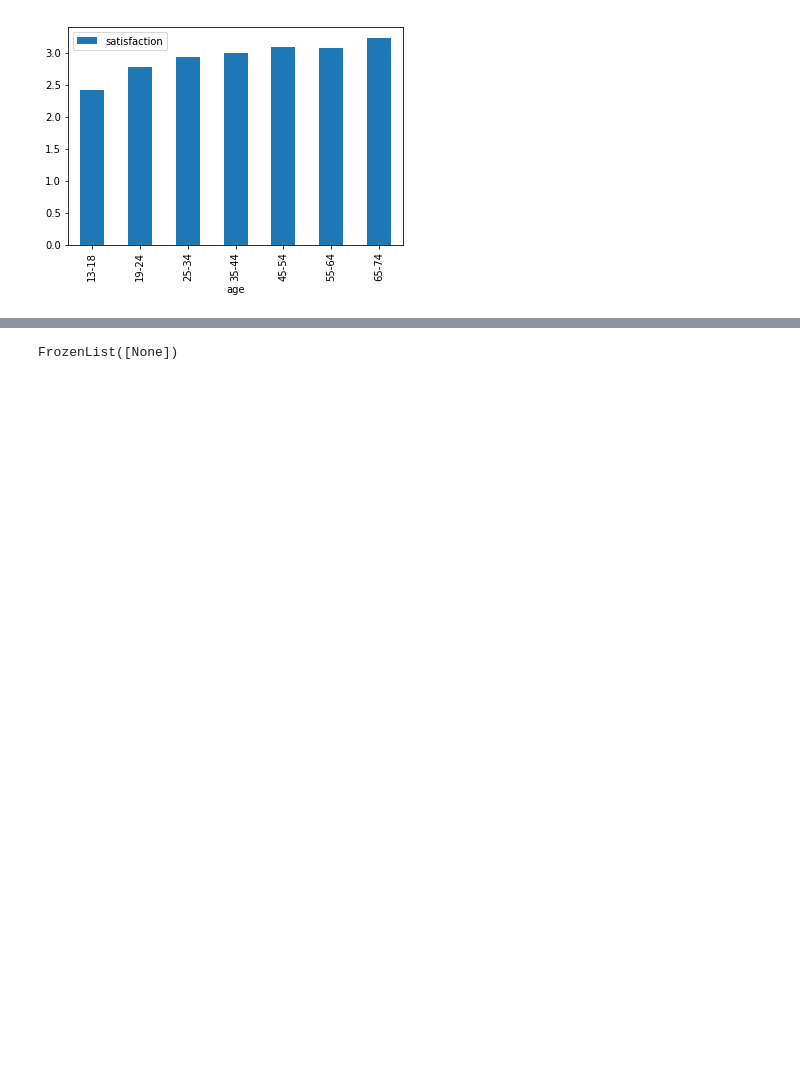
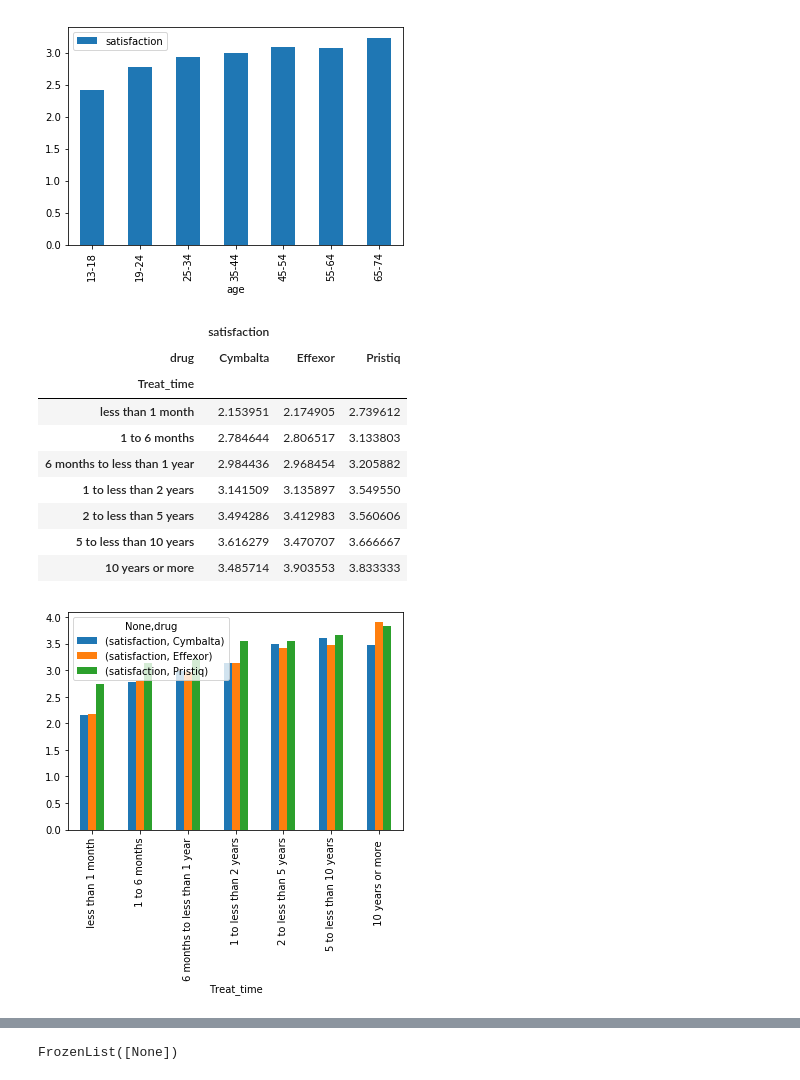
Before and after one commit to chinm0818/WebMDScrape, a Jupyter notebook: datas/Drug review analysis.ipynb, the cells around one changed output, grey strips where cells are left out. Cells and saved outputs as stored; diff of their text form; code cells hidden in the pictures; blank space fills up the shorter version.

```diff
--- a/datas/Drug review analysis.ipynb
+++ b/datas/Drug review analysis.ipynb
@@ -34,6 +34,8 @@ Index(['Date_time', 'condition', 'age', 'sex', 'Treat_time', 'ease',
        'effective', 'satisfaction', 'comment', 'year', 'month', 'time_mark',
        'drug'],
       dtype='object')
+# %%
+treatorder = [' less than 1 month', ' 1 to 6 months', '6 months to less than 1 year', '1 to less than 2 years', '2 to less than 5 years', '5 to less than 10 years', ' 10 years or more ']
 # %%
 #This is kinda useless
 cymbalta.plot(kind = 'scatter', x = 'time_mark', y = 'satisfaction')
@@ -156,4 +158,24 @@ Dgroupage.plot.bar()
 # %% [output]
 <matplotlib.axes._subplots.AxesSubplot at 0x...>
 [figure]
+# %%
+Dgrouptreat = Drugs.groupby(['Treat_time', 'drug']).agg({'satisfaction': 'mean'})
+
+Dgrouptreat = Dgrouptreat.unstack(level = 1)
+Dgrouptreat = Dgrouptreat.reindex(treatorder)
+
+Dgrouptreat.plot.bar()
+Dgrouptreat
+# %% [output]
+|  | satisfaction |  |  |
+| drug | Cymbalta | Effexor | Pristiq |
+| Treat_time |  |  |  |
+| less than 1 month | 2.153951 | 2.174905 | 2.739612 |
+| 1 to 6 months | 2.784644 | 2.806517 | 3.133803 |
+| 6 months to less than 1 year | 2.984436 | 2.968454 | 3.205882 |
+| 1 to less than 2 years | 3.141509 | 3.135897 | 3.549550 |
+| 2 to less than 5 years | 3.494286 | 3.412983 | 3.560606 |
+| 5 to less than 10 years | 3.616279 | 3.470707 | 3.666667 |
+| 10 years or more | 3.485714 | 3.903553 | 3.833333 |
+[figure, added]
 # %%
```
Also changed, not shown: parts of 68 cells of this notebook, 2 other files.
